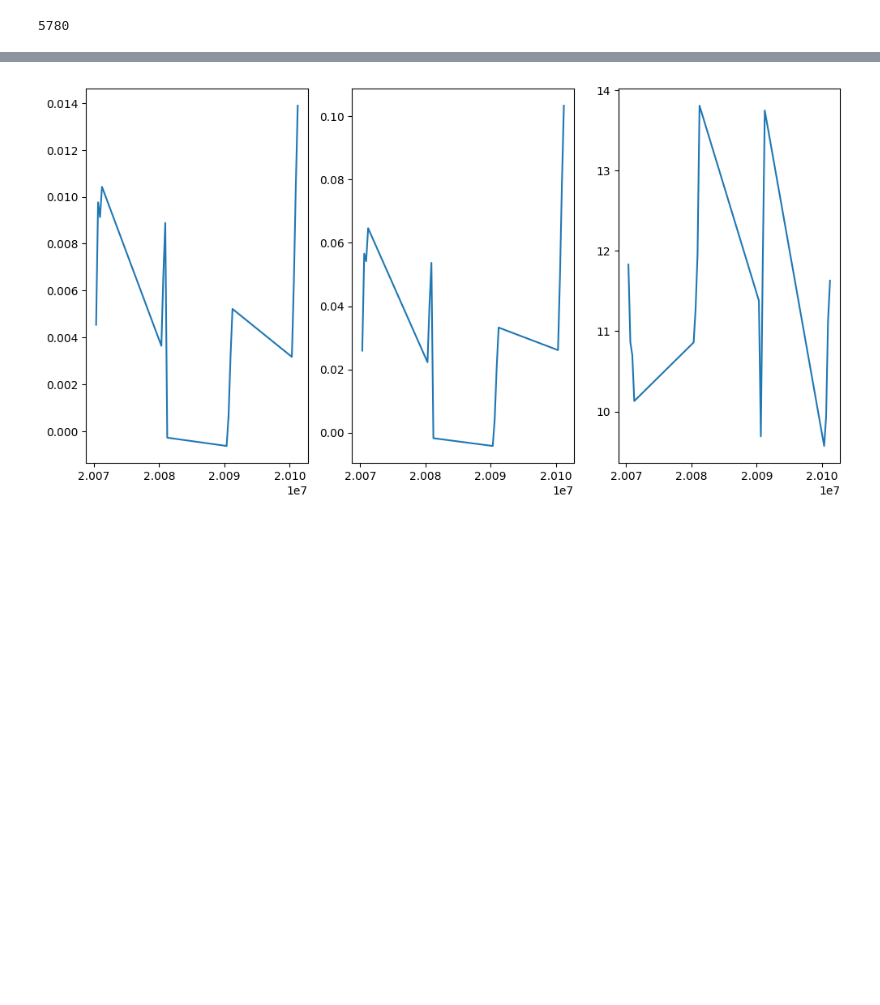
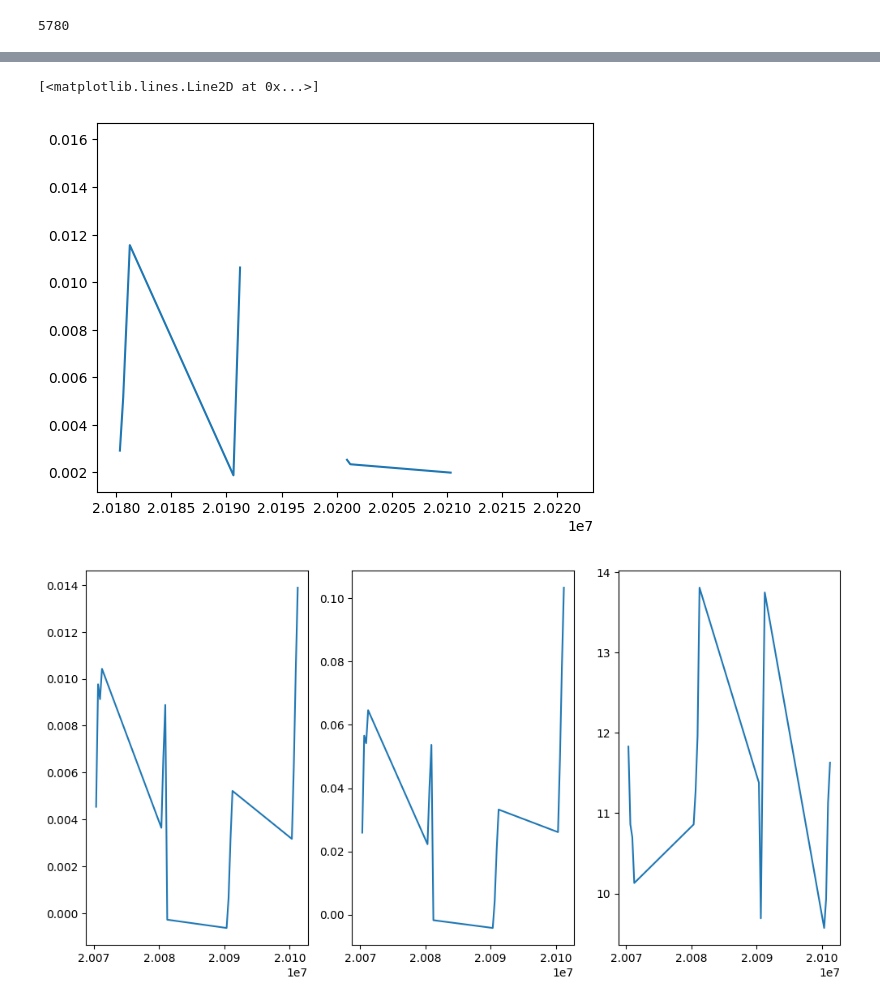
Before and after one commit to jmanacid1/DSE-Project, a Jupyter notebook: Visualize_Crash.ipynb, the cells around one changed output, grey strips where cells are left out. Drawn from its saved outputs; the diff is of its cells as text; code cells hidden in the pictures; blank space fills up the shorter version.

```diff
--- a/Visualize_Crash.ipynb
+++ b/Visualize_Crash.ipynb
@@ -23,3 +77,21 @@ df['liquidity_ratio'] = (df['CASH AND BALANCES DUE FROM DEPOSITORY INSTITUTIONS:
+# %%
+normal_df = df2
+#print(normal_df['ENTITY SHORT NAME: RSSD9010'].value_counts())
+
+
+ROA = normal_df[['return_on_assets','REPORTING DATE (CC;YR;MO;DA): RSSD9999']][df['ENTITY SHORT NAME: RSSD9010'] == 'COMMUNITY BSHRS']
+ROA[ROA['return_on_assets'].isna() == False]
+ROA['REPORTING DATE (CC;YR;MO;DA): RSSD9999'].value_counts()
+grouped_ROA = ROA.groupby('REPORTING DATE (CC;YR;MO;DA): RSSD9999')
+grouped_ROA.head()
+avg_by_category = grouped_ROA['return_on_assets'].mean()
+plt.plot(avg_by_category)
+
+#fig, axes = plt.subplots(ncols=3, figsize = (12,6))
+#axes[0].plot(avg_by_category['REPORTING DATE (CC;YR;MO;DA): RSSD9999'], avg_by_category['return_on_assets'])
+# %% [output]
+[<matplotlib.lines.Line2D at 0x...>]
+[figure, added]
 # %%
 columns_we_want = ['return_on_assets','return_on_equity','non_performing_loan_ratio','REPORTING DATE (CC;YR;MO;DA): RSSD9999','TIER 1 RISK-BASED CAPITAL RATIO: BHCK7206']
 values = ['return_on_assets','return_on_equity','non_performing_loan_ratio','TIER 1 RISK-BASED CAPITAL RATIO: BHCK7206']
```
Also changed, not shown: parts of 5 cells of this notebook.
